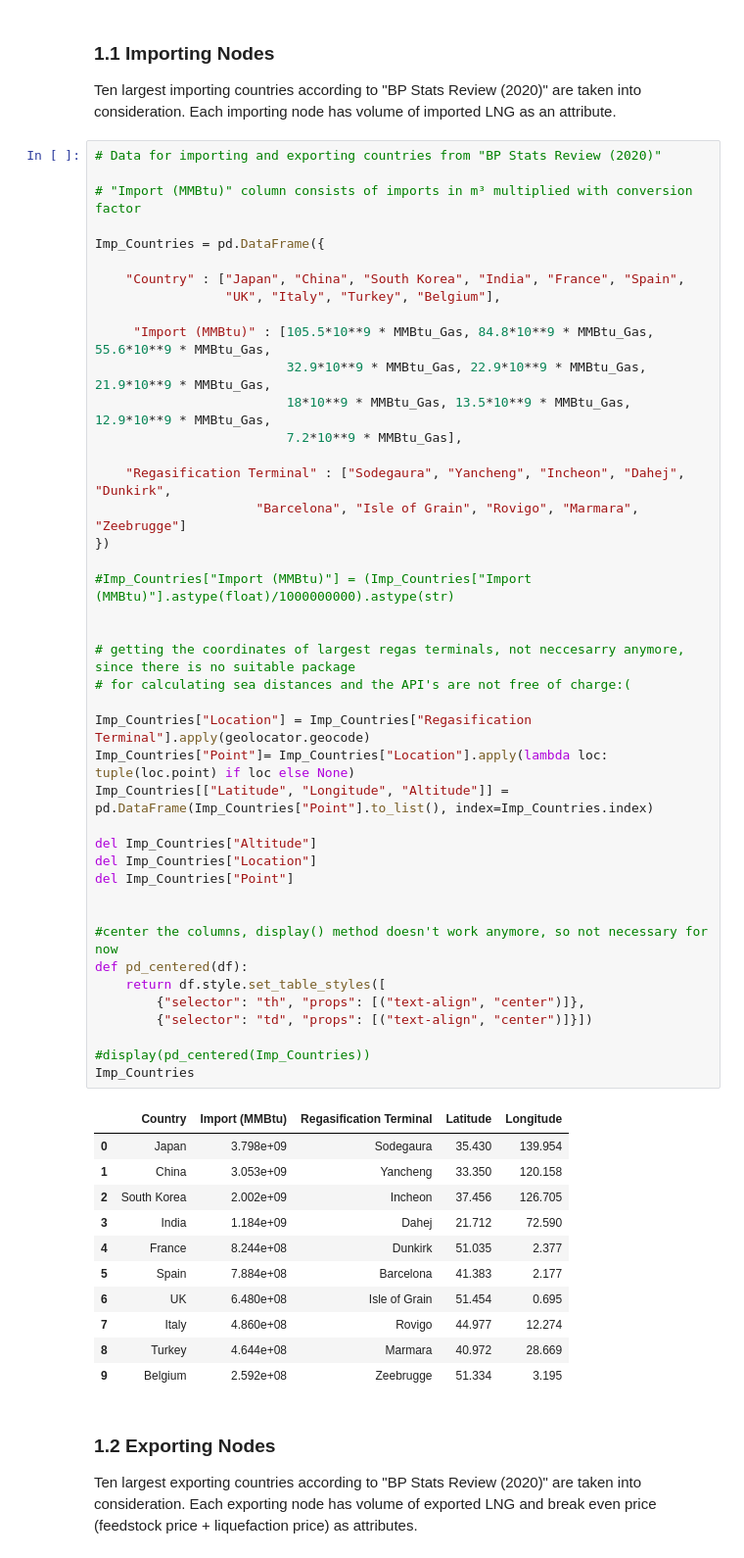
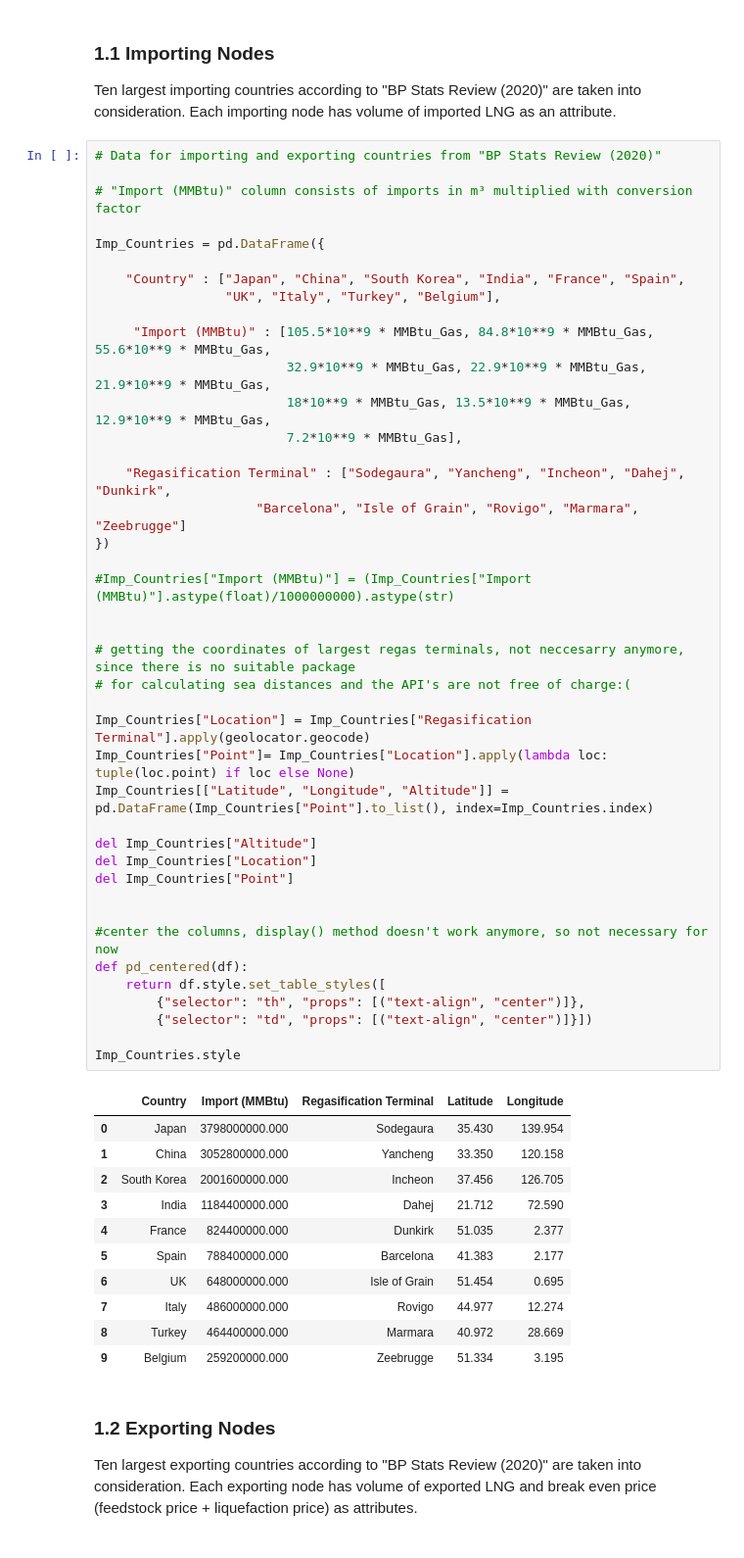
Before and after one commit to ModellingEnergyMarkets/LNG-Market, a Jupyter notebook: Simple_Model_of_LNG_Market_v_0.5.ipynb, the cells around one changed output. Shown: that part at 98% size. Drawn from its saved outputs; the diff is of its cells as text.

```diff
--- a/Simple_Model_of_LNG_Market_v_0.5.ipynb
+++ b/Simple_Model_of_LNG_Market_v_0.5.ipynb
@@ -42,45 +45,44 @@ Imp_Countries = pd.DataFrame({
                          18*10**9 * MMBtu_Gas, 13.5*10**9 * MMBtu_Gas, 12.9*10**9 * MMBtu_Gas,
                          7.2*10**9 * MMBtu_Gas],
 
     "Regasification Terminal" : ["Sodegaura", "Yancheng", "Incheon", "Dahej", "Dunkirk",
                      "Barcelona", "Isle of Grain", "Rovigo", "Marmara", "Zeebrugge"]
 })
 
 #Imp_Countries["Import (MMBtu)"] = (Imp_Countries["Import (MMBtu)"].astype(float)/1000000000).astype(str)
 
 
 # getting the coordinates of largest regas terminals, not neccesarry anymore, since there is no suitable package
 # for calculating sea distances and the API's are not free of charge:(
 
 Imp_Countries["Location"] = Imp_Countries["Regasification Terminal"].apply(geolocator.geocode)
 Imp_Countries["Point"]= Imp_Countries["Location"].apply(lambda loc: tuple(loc.point) if loc else None)
 Imp_Countries[["Latitude", "Longitude", "Altitude"]] = pd.DataFrame(Imp_Countries["Point"].to_list(), index=Imp_Countries.index)
 
 del Imp_Countries["Altitude"]
 del Imp_Countries["Location"]
 del Imp_Countries["Point"]
 
 
 #center the columns, display() method doesn't work anymore, so not necessary for now
 def pd_centered(df):
     return df.style.set_table_styles([
         {"selector": "th", "props": [("text-align", "center")]},
         {"selector": "td", "props": [("text-align", "center")]}])
 
-#display(pd_centered(Imp_Countries))
-Imp_Countries
+Imp_Countries.style
 # %% [output]
 |  | Country | Import (MMBtu) | Regasification Terminal | Latitude | Longitude |
-| 0 | Japan | 3.798e+09 | Sodegaura | 35.430 | 139.954 |
-| 1 | China | 3.053e+09 | Yancheng | 33.350 | 120.158 |
-| 2 | South Korea | 2.002e+09 | Incheon | 37.456 | 126.705 |
-| 3 | India | 1.184e+09 | Dahej | 21.712 | 72.590 |
-| 4 | France | 8.244e+08 | Dunkirk | 51.035 | 2.377 |
-| 5 | Spain | 7.884e+08 | Barcelona | 41.383 | 2.177 |
-| 6 | UK | 6.480e+08 | Isle of Grain | 51.454 | 0.695 |
-| 7 | Italy | 4.860e+08 | Rovigo | 44.977 | 12.274 |
-| 8 | Turkey | 4.644e+08 | Marmara | 40.972 | 28.669 |
-| 9 | Belgium | 2.592e+08 | Zeebrugge | 51.334 | 3.195 |
+| 0 | Japan | 3798000000.000 | Sodegaura | 35.430 | 139.954 |
+| 1 | China | 3052800000.000 | Yancheng | 33.350 | 120.158 |
+| 2 | South Korea | 2001600000.000 | Incheon | 37.456 | 126.705 |
+| 3 | India | 1184400000.000 | Dahej | 21.712 | 72.590 |
+| 4 | France | 824400000.000 | Dunkirk | 51.035 | 2.377 |
+| 5 | Spain | 788400000.000 | Barcelona | 41.383 | 2.177 |
+| 6 | UK | 648000000.000 | Isle of Grain | 51.454 | 0.695 |
+| 7 | Italy | 486000000.000 | Rovigo | 44.977 | 12.274 |
+| 8 | Turkey | 464400000.000 | Marmara | 40.972 | 28.669 |
+| 9 | Belgium | 259200000.000 | Zeebrugge | 51.334 | 3.195 |
 # %% [markdown]
 ### 1.2 Exporting Nodes
 
```
Also changed, not shown: parts of 13 cells of this notebook.
